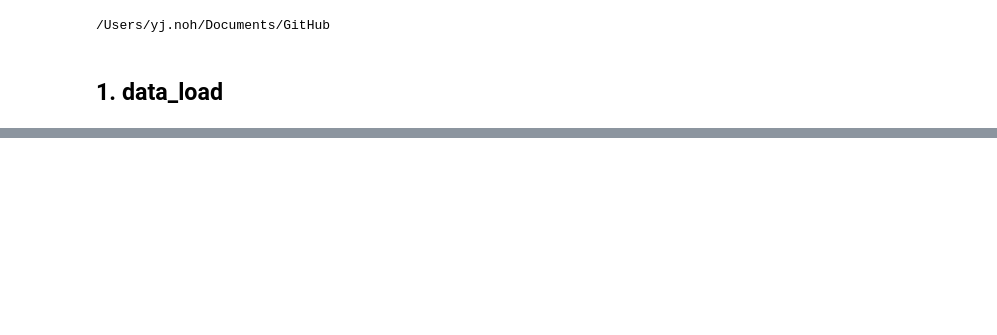
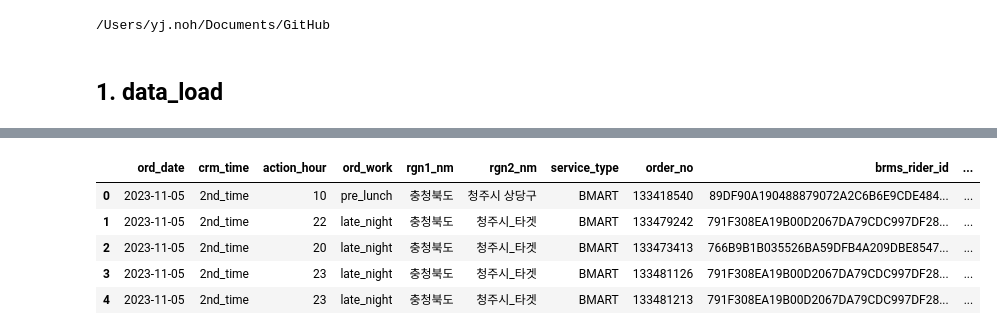
Before and after one commit to yoooooooonji/CRM-effect-analyst, a Jupyter notebook: gwacheon-cheongju.ipynb, the cells around one changed output, grey strips where cells are left out. Cells and saved outputs as stored; diff of their text form; code cells hidden in the pictures; blank space fills up the shorter version.

```diff
--- a/gwacheon-cheongju.ipynb
+++ b/gwacheon-cheongju.ipynb
@@ -38,0 +38,11 @@ dtype: int64
+# %%
+# 청주시 하나로 합치기
+data['rgn2_nm'] = data['rgn2_nm'].replace(['청주시 흥덕구', '청주시 서원구'], '청주시_타겟')
+data.head()
+# %% [output]
+|  | ord_date | crm_time | action_hour | ord_work | rgn1_nm | rgn2_nm | service_type | order_no | brms_rider_id | ... |
+| 0 | 2023-11-05 | 2nd_time | 10 | pre_lunch | 충청북도 | 청주시 상당구 | BMART | 133418540 | 89DF90A190488879072A2C6B6E9CDE484... | ... |
+| 1 | 2023-11-05 | 2nd_time | 22 | late_night | 충청북도 | 청주시_타겟 | BMART | 133479242 | 791F308EA19B00D2067DA79CDC997DF28... | ... |
+| 2 | 2023-11-05 | 2nd_time | 20 | late_night | 충청북도 | 청주시_타겟 | BMART | 133473413 | 766B9B1B035526BA59DFB4A209DBE8547... | ... |
+| 3 | 2023-11-05 | 2nd_time | 23 | late_night | 충청북도 | 청주시_타겟 | BMART | 133481126 | 791F308EA19B00D2067DA79CDC997DF28... | ... |
+| 4 | 2023-11-05 | 2nd_time | 23 | late_night | 충청북도 | 청주시_타겟 | BMART | 133481213 | 791F308EA19B00D2067DA79CDC997DF28... | ... |
```
Also changed, not shown: parts of 11 cells of this notebook, 3 other files.
